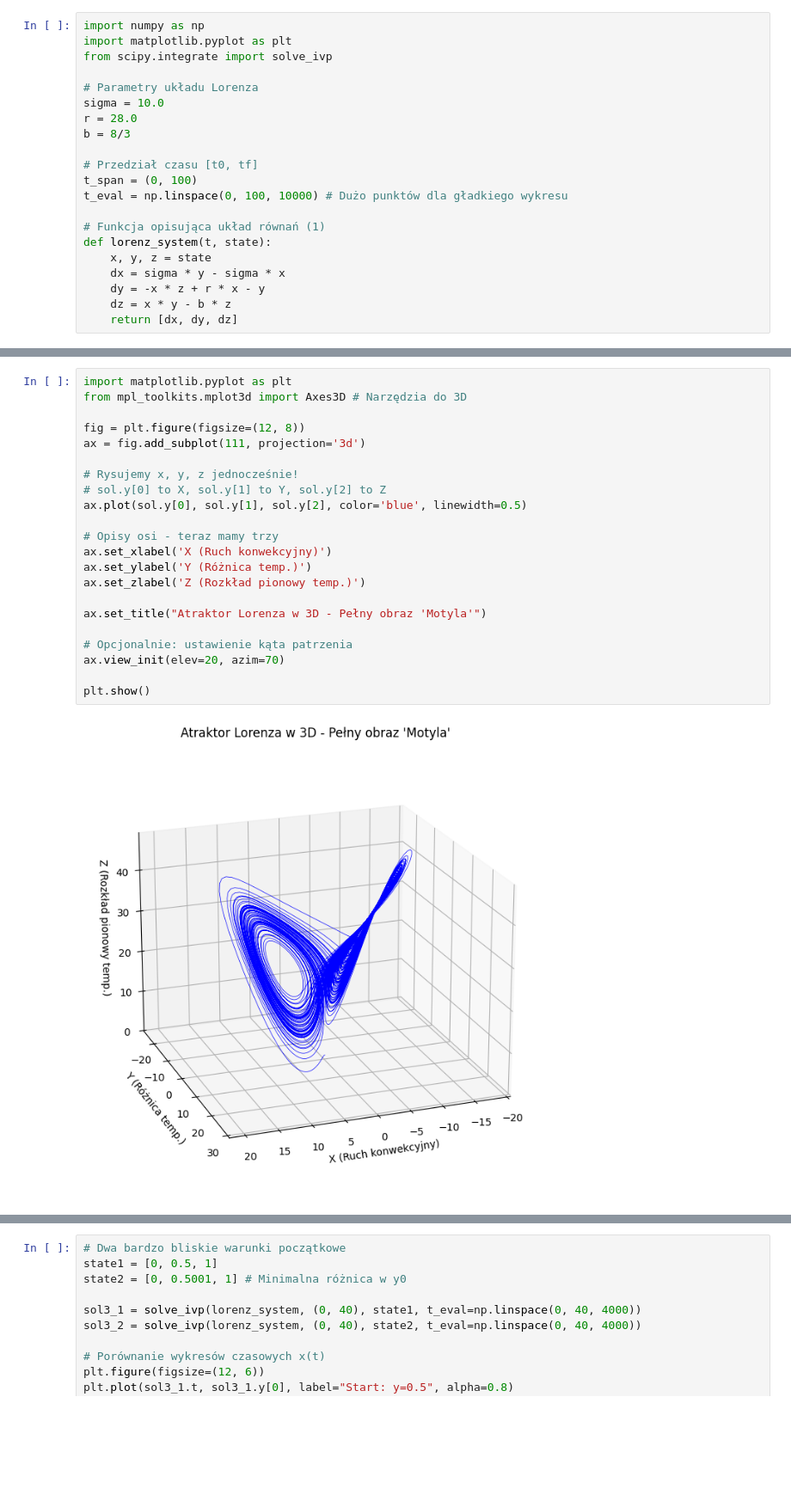
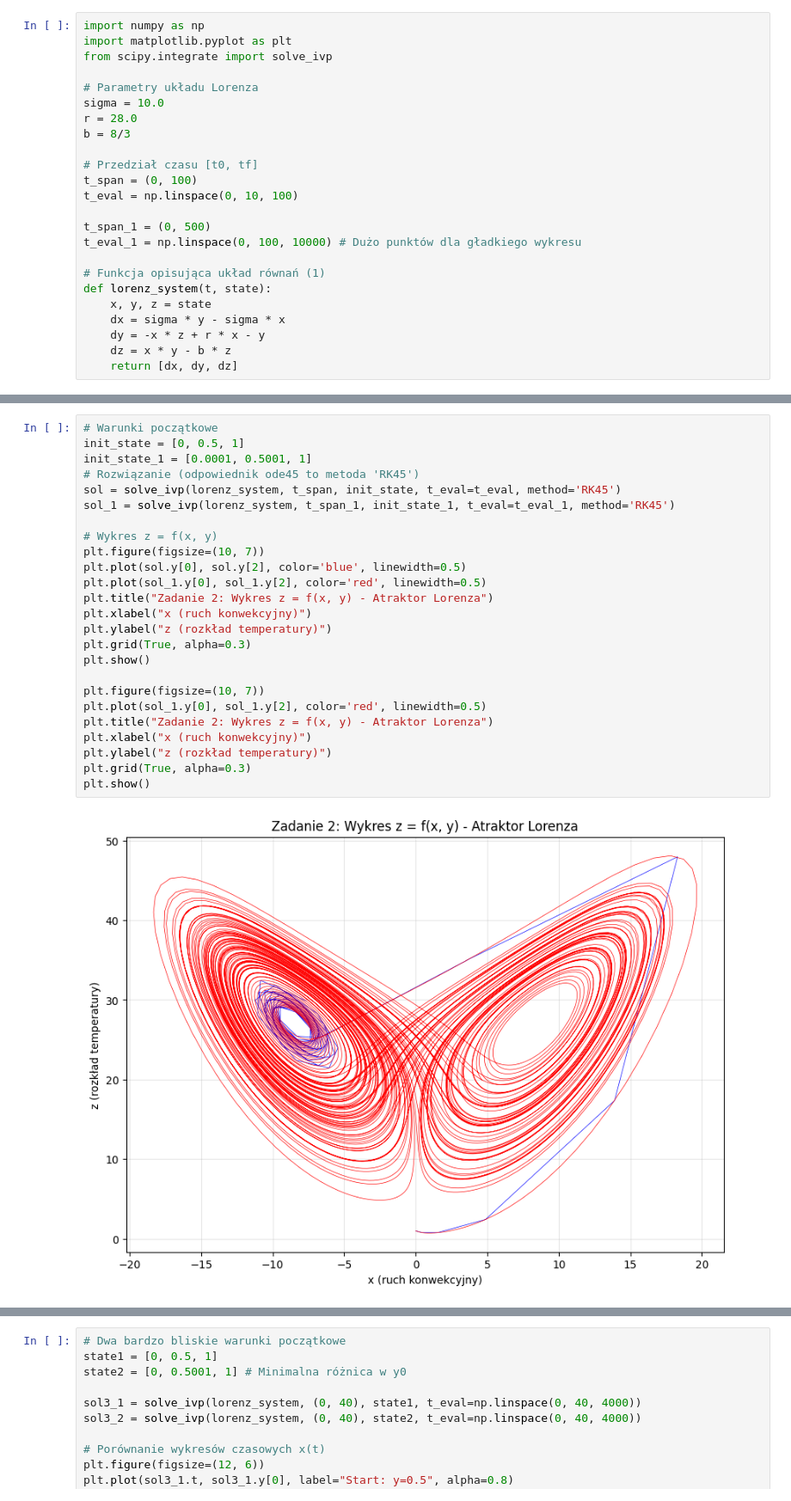
Before and after one commit to StanislawKrupa/L_WPD_1, a Jupyter notebook: LAB_03.ipynb, the cells around one changed output, grey strips where cells are left out. Shown at 86% size. Drawn from its saved outputs; the diff is of its cells as text; blank space fills up the shorter version.

```diff
--- a/LAB_03.ipynb
+++ b/LAB_03.ipynb
@@ -10,7 +10,10 @@ b = 8/3
 
 # Przedział czasu [t0, tf]
 t_span = (0, 100)
-t_eval = np.linspace(0, 100, 10000) # Dużo punktów dla gładkiego wykresu
+t_eval = np.linspace(0, 10, 100)
+
+t_span_1 = (0, 500)
+t_eval_1 = np.linspace(0, 100, 10000) # Dużo punktów dla gładkiego wykresu
 
 # Funkcja opisująca układ równań (1)
 def lorenz_system(t, state):
@@ -37,26 +40,29 @@ plt.show()
 # %% [output]
 [figure]
 # %%
-import matplotlib.pyplot as plt
-from mpl_toolkits.mplot3d import Axes3D # Narzędzia do 3D
+# Warunki początkowe
+init_state = [0, 0.5, 1]
+init_state_1 = [0.0001, 0.5001, 1]
+# Rozwiązanie (odpowiednik ode45 to metoda 'RK45')
+sol = solve_ivp(lorenz_system, t_span, init_state, t_eval=t_eval, method='RK45')
+sol_1 = solve_ivp(lorenz_system, t_span_1, init_state_1, t_eval=t_eval_1, method='RK45')
 
-fig = plt.figure(figsize=(12, 8))
-ax = fig.add_subplot(111, projection='3d')
+# Wykres z = f(x, y)
+plt.figure(figsize=(10, 7))
+plt.plot(sol.y[0], sol.y[2], color='blue', linewidth=0.5)
+plt.plot(sol_1.y[0], sol_1.y[2], color='red', linewidth=0.5)
+plt.title("Zadanie 2: Wykres z = f(x, y) - Atraktor Lorenza")
+plt.xlabel("x (ruch konwekcyjny)")
+plt.ylabel("z (rozkład temperatury)")
+plt.grid(True, alpha=0.3)
+plt.show()
 
-# Rysujemy x, y, z jednocześnie!
-# sol.y[0] to X, sol.y[1] to Y, sol.y[2] to Z
-ax.plot(sol.y[0], sol.y[1], sol.y[2], color='blue', linewidth=0.5)
-
-# Opisy osi - teraz mamy trzy
-ax.set_xlabel('X (Ruch konwekcyjny)')
-ax.set_ylabel('Y (Różnica temp.)')
-ax.set_zlabel('Z (Rozkład pionowy temp.)')
-
-ax.set_title("Atraktor Lorenza w 3D - Pełny obraz 'Motyla'")
-
-# Opcjonalnie: ustawienie kąta patrzenia
-ax.view_init(elev=20, azim=70)
-
+plt.figure(figsize=(10, 7))
+plt.plot(sol_1.y[0], sol_1.y[2], color='red', linewidth=0.5)
+plt.title("Zadanie 2: Wykres z = f(x, y) - Atraktor Lorenza")
+plt.xlabel("x (ruch konwekcyjny)")
+plt.ylabel("z (rozkład temperatury)")
+plt.grid(True, alpha=0.3)
 plt.show()
 # %% [output]
-[figure, old version]
+[figure, new version]
```
Also changed, not shown: parts of 3 cells of this notebook.
